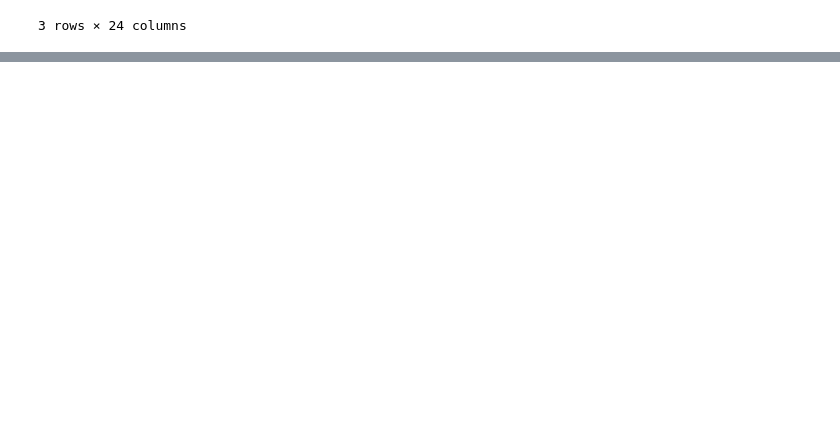
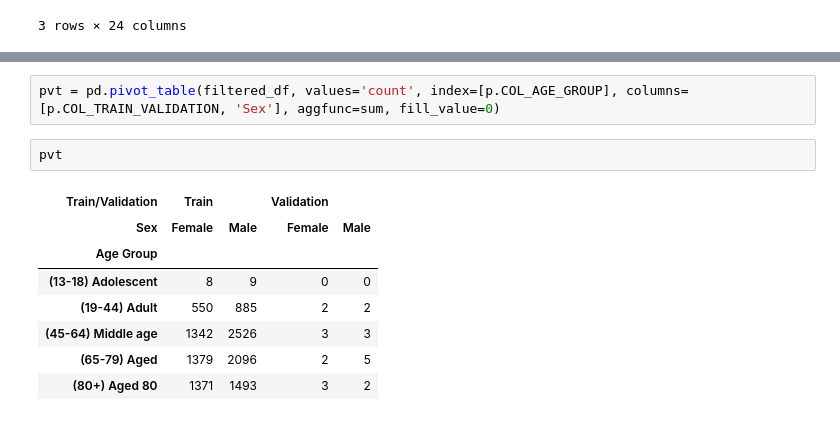
Before and after one commit to fau-masters-collected-works-cgarbin/chexpert_explorer, a Jupyter notebook: chexpert-eda.ipynb, the cells around one changed output, grey strips where cells are left out. Saved outputs shown, nothing was run; the diff lists cells and outputs as text; blank space fills up the shorter version.

```diff
--- a/chexpert-eda.ipynb
+++ b/chexpert-eda.ipynb
@@ -34,0 +118,13 @@ sns.countplot(data=df, x=p.COL_AGE_GROUP, hue='Sex')
+# %%
+pvt = pd.pivot_table(filtered_df, values='count', index=[p.COL_AGE_GROUP], columns=[p.COL_TRAIN_VALIDATION, 'Sex'], aggfunc=sum, fill_value=0)
+# %%
+pvt
+# %% [output]
+| Train/Validation | Train |  | Validation |  |
+| Sex | Female | Male | Female | Male |
+| Age Group |  |  |  |  |
+| (13-18) Adolescent | 8 | 9 | 0 | 0 |
+| (19-44) Adult | 550 | 885 | 2 | 2 |
+| (45-64) Middle age | 1342 | 2526 | 3 | 3 |
+| (65-79) Aged | 1379 | 2096 | 2 | 5 |
+| (80+) Aged 80 | 1371 | 1493 | 3 | 2 |
```
Also changed, not shown: parts of 12 cells of this notebook, 1 other file.
